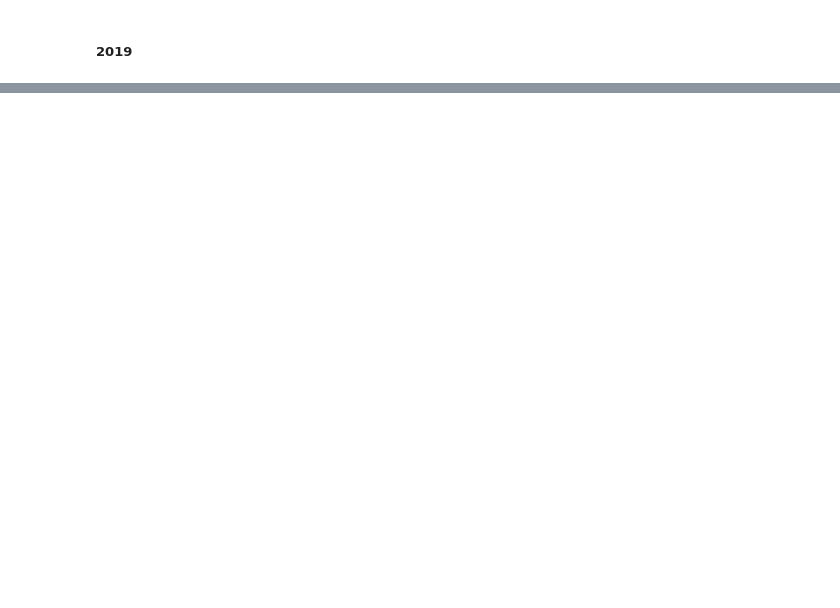
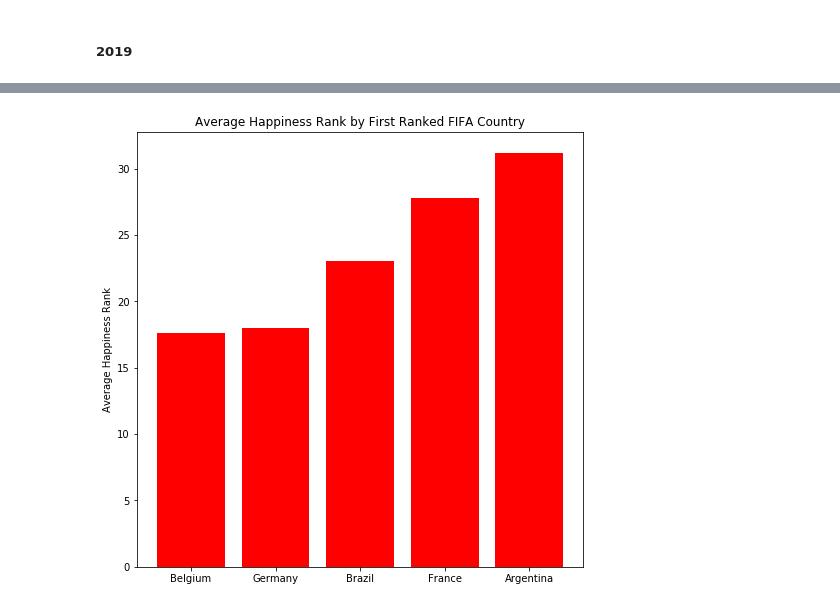
Before and after one commit to MichRisu/etl-happiness, a Jupyter notebook: HappyFIFA_ETL.ipynb, the cells around one changed output, grey strips where cells are left out. Cells and saved outputs as stored; diff of their text form; code cells hidden in the pictures; blank space fills up the shorter version.

Commit message:
bar plots

```diff
--- a/HappyFIFA_ETL.ipynb
+++ b/HappyFIFA_ETL.ipynb
@@ -370,0 +672,5 @@ After the raw data cleaning, we created three individual tables in PostgreSQL. T
+# %%
+# Merge two dataframes
+
+df_merge_sql = pd.merge(df_fifa_sql, df_happinessyear_sql, on='country')
+df_merge_sql.head()
@@ -370,0 +684,5 @@ After the raw data cleaning, we created three individual tables in PostgreSQL. T
+# %%
+# Create a new dataframe of the top ranked countries from entire dataset
+
+df_ranked_1 = df_merge_sql.loc[df_merge_sql['rank'] == 1]
+df_ranked_1.head()
@@ -370,0 +696,5 @@ After the raw data cleaning, we created three individual tables in PostgreSQL. T
+# %%
+# Create a new dataframe with first rated countries and their happiness_rank
+
+df_fifa1_happy_rank = df_ranked_1[['country', 'rank', 'rank_date', 'happiness_rank', 'gdp', 'happiness_year']].copy()
+df_fifa1_happy_rank.sort_values(by='happiness_rank')
@@ -370,0 +715,6 @@ After the raw data cleaning, we created three individual tables in PostgreSQL. T
+# %%
+df_fh_grp_avg = df_fifa1_happy_rank.groupby(['country'])['happiness_rank', 'gdp'].mean()
+df_fh_grp_avg.reset_index(inplace = True)
+
+df_fh_grp_avg.sort_values(by='happiness_rank', inplace=True)
+df_fh_grp_avg
@@ -370,0 +728,12 @@ After the raw data cleaning, we created three individual tables in PostgreSQL. T
+# %%
+x1 = df_fh_grp_avg['country']
+y1 = df_fh_grp_avg['happiness_rank']
+
+
+fig2, ax2 = plt.subplots(figsize=(8,8))
+ax2.bar(x1,y1, color='r')
+ax2.set_ylabel("Average Happiness Rank")
+ax2.set_title("Average Happiness Rank by First Ranked FIFA Country")
+plt.show();
+# %% [output]
+[figure, added]
```
Also changed, not shown: parts of 51 cells of this notebook.
